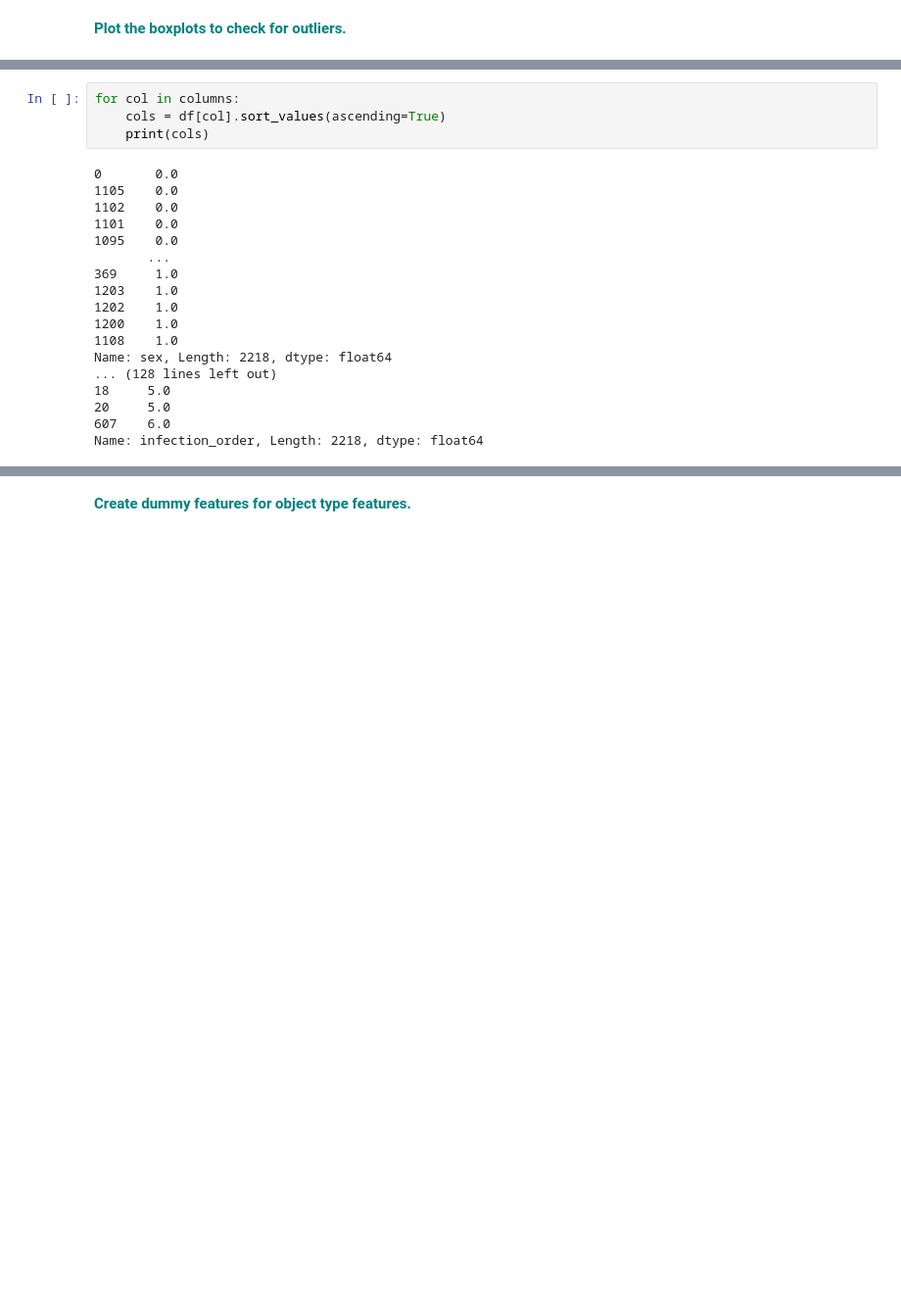
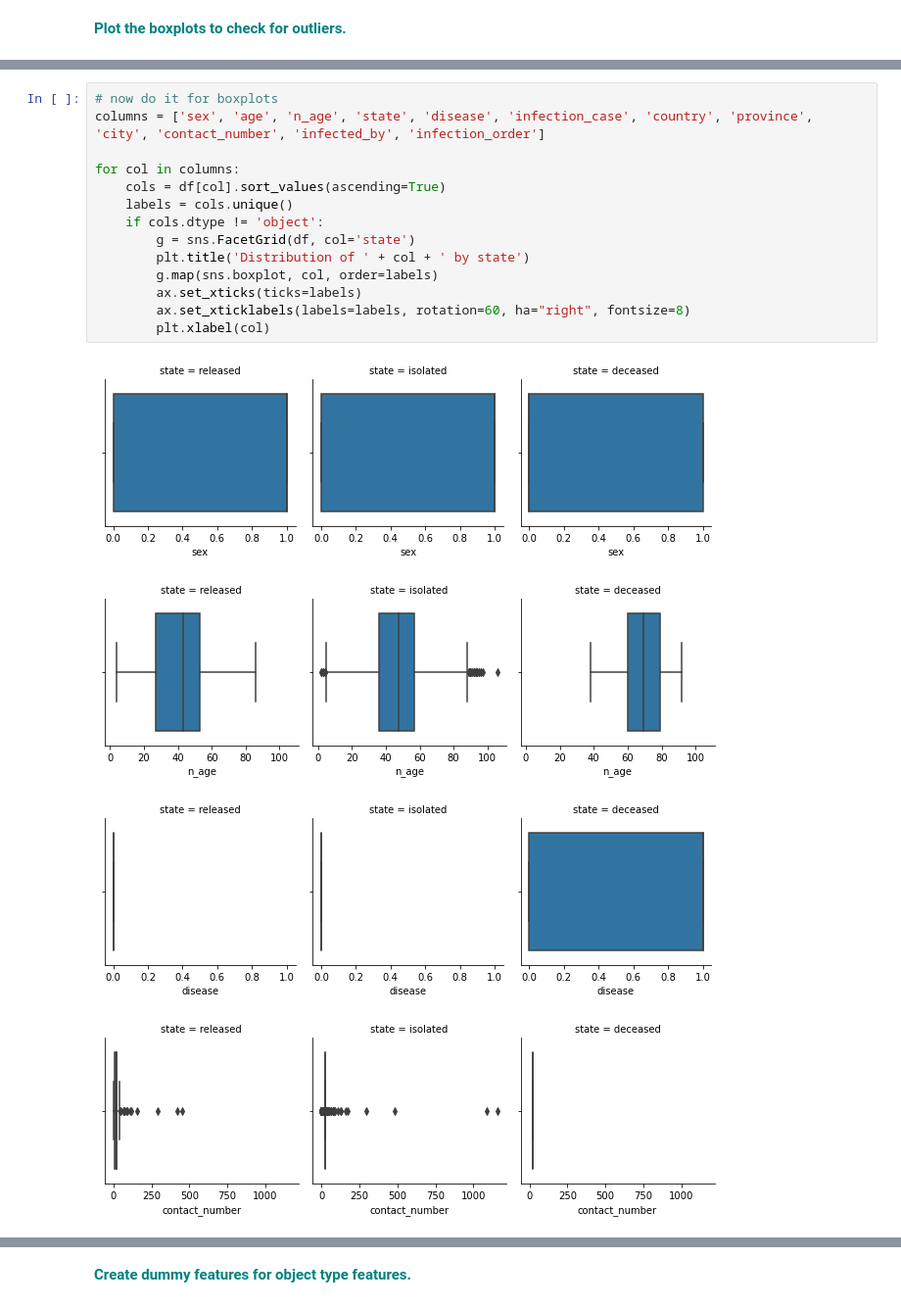
Before and after one commit to phebecarlson/Springboard, a Jupyter notebook: Covid RandomForest Case Study/RandomForest_casestudy_covid19.ipynb, the cells around one changed output, grey strips where cells are left out. Shown at 98% size. Saved outputs shown, nothing was run; the diff lists cells and outputs as text; blank space fills up the shorter version.

```diff
--- a/Covid RandomForest Case Study/RandomForest_casestudy_covid19.ipynb
+++ b/Covid RandomForest Case Study/RandomForest_casestudy_covid19.ipynb
@@ -485,25 +495,22 @@ for col in columns:
 [figure]
 [figure]
 [figure]
-# %%
-for col in columns:
-    cols = df[col].sort_values(ascending=True)
-    print(cols)
-# %% [output]
-0       0.0
-1105    0.0
-1102    0.0
-1101    0.0
-1095    0.0
-       ...
-369     1.0
-1203    1.0
-1202    1.0
-1200    1.0
-1108    1.0
-Name: sex, Length: 2218, dtype: float64
-... (128 lines left out)
-18     5.0
-20     5.0
-607    6.0
-Name: infection_order, Length: 2218, dtype: float64
+# %%
+# now do it for boxplots
+columns = ['sex', 'age', 'n_age', 'state', 'disease', 'infection_case', 'country', 'province', 'city', 'contact_number', 'infected_by', 'infection_order']
+
+for col in columns:
+    cols = df[col].sort_values(ascending=True)
+    labels = cols.unique()
+    if cols.dtype != 'object':
+        g = sns.FacetGrid(df, col='state')
+        plt.title('Distribution of ' + col + ' by state')
+        g.map(sns.boxplot, col, order=labels)
+        ax.set_xticks(ticks=labels)
+        ax.set_xticklabels(labels=labels, rotation=60, ha="right", fontsize=8)
+        plt.xlabel(col)
+# %% [output]
+[figure, added]
+[figure, added]
+[figure, added]
+[figure, added]
```
Also changed, not shown: parts of 20 cells of this notebook, 2 other files.
